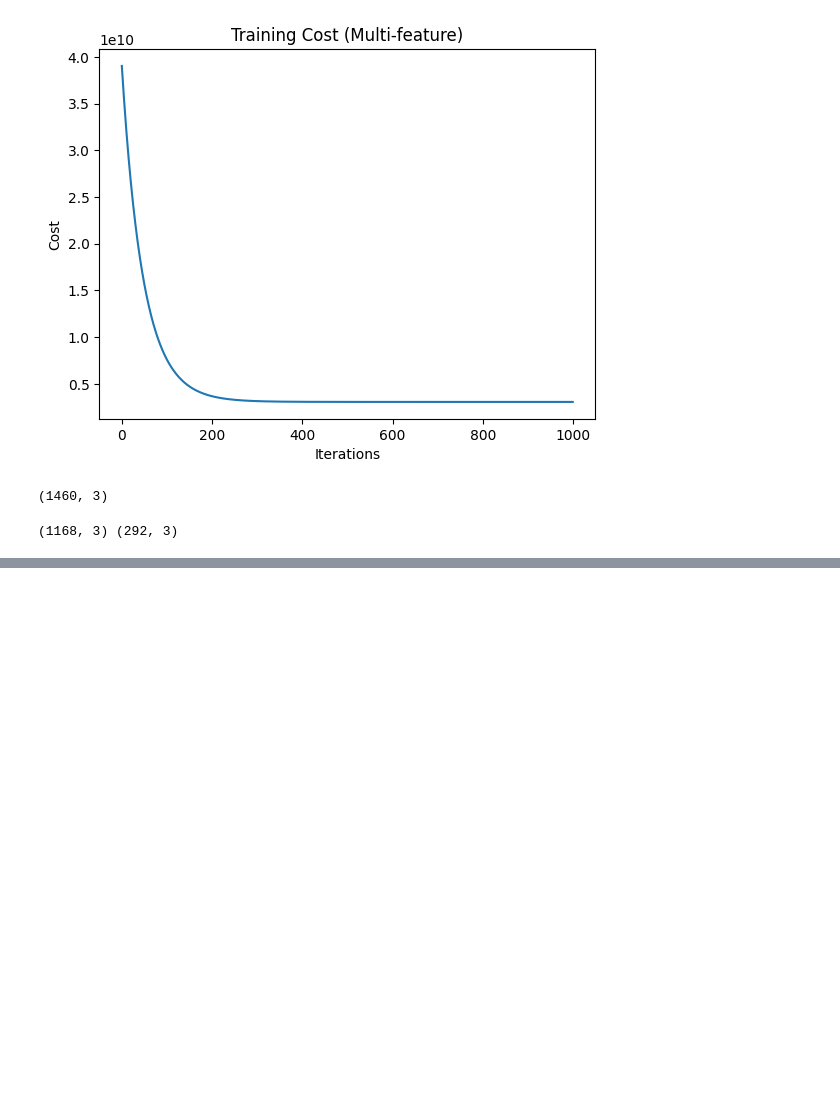
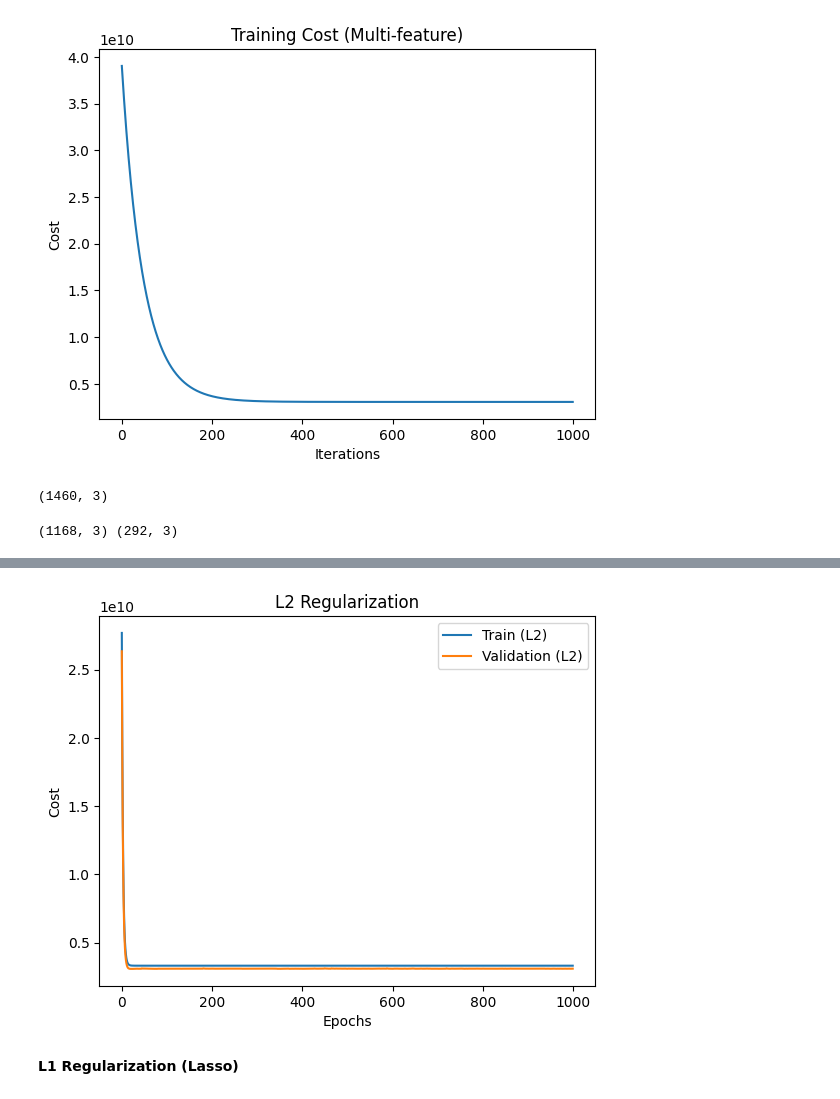
Before and after one commit to Ansh-Ice/ML-From-Scratch, a Jupyter notebook: Linear-Regression/code.ipynb, the cells around one changed output, grey strips where cells are left out. Drawn from its saved outputs; the diff is of its cells as text; code cells hidden in the pictures; blank space fills up the shorter version.

```diff
--- a/Linear-Regression/code.ipynb
+++ b/Linear-Regression/code.ipynb
@@ -332,0 +565,8 @@ R2 Score: 0.5659609530292624
+# %%
+def compute_cost_l2(y, y_pred, w, lambda_):
+    n = len(y)
+
+    mse = (1/n) * np.sum((y - y_pred) ** 2)
+    reg = lambda_ * np.sum(w ** 2)
+
+    return mse + reg
@@ -332,0 +640,14 @@ R2 Score: 0.5659609530292624
+# %%
+import matplotlib.pyplot as plt
+
+plt.plot(train_costs, label="Train (L2)")
+plt.plot(val_costs, label="Validation (L2)")
+plt.xlabel("Epochs")
+plt.ylabel("Cost")
+plt.title("L2 Regularization")
+plt.legend()
+plt.show()
+# %% [output]
+[figure, added]
+# %% [markdown]
+**L1 Regularization (Lasso)**
```
Also changed, not shown: parts of 19 cells of this notebook.
